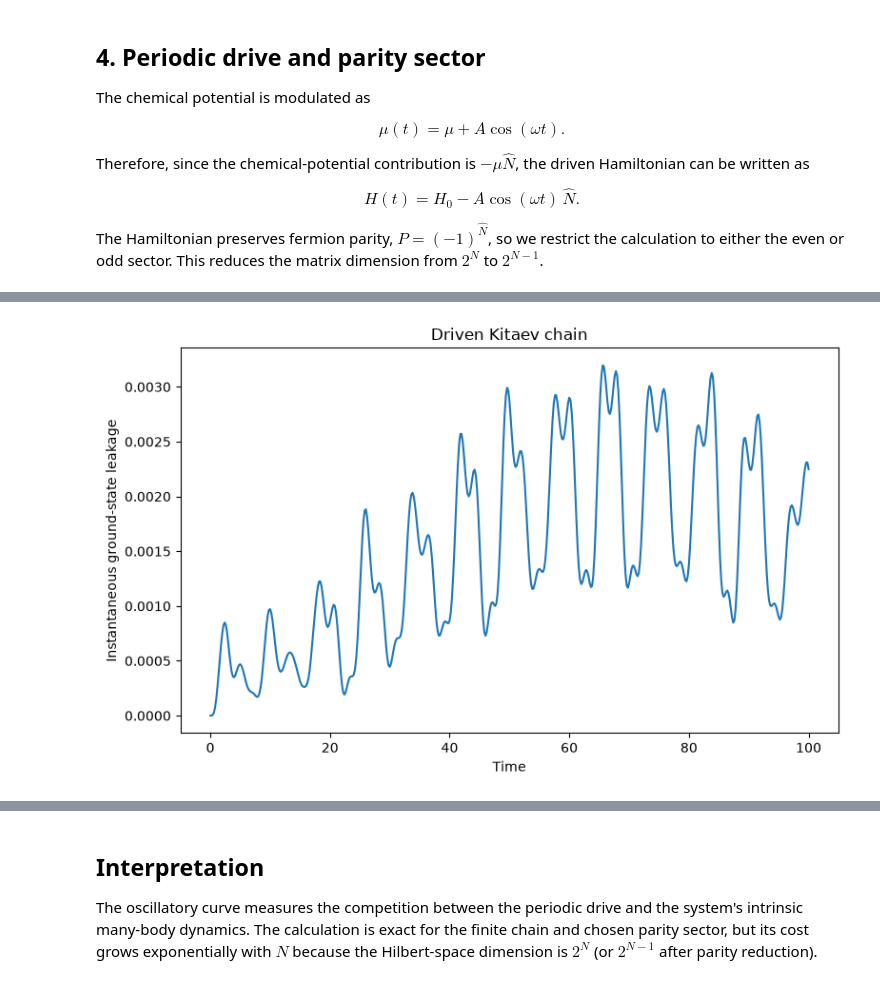
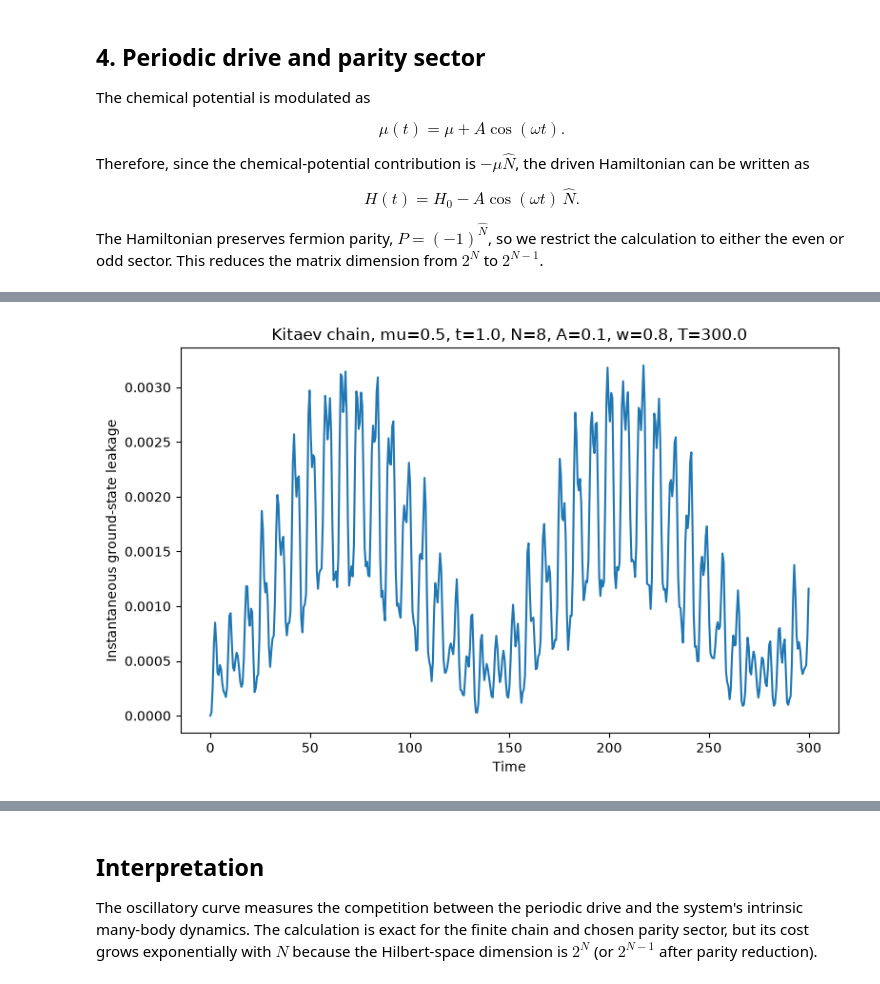
Before and after one commit to pingpingy1/kitaev_chain_time_dependence, a Jupyter notebook: kitaev_chain_simulation.ipynb, the cells around one changed output, grey strips where cells are left out. Saved outputs shown, nothing was run; the diff lists cells and outputs as text; code cells hidden in the pictures.

```diff
--- a/kitaev_chain_simulation.ipynb
+++ b/kitaev_chain_simulation.ipynb
@@ -196,18 +194,0 @@ The state is initialized as the lowest-energy state of $H(0)$ in the even-parity
-# %%
-mu = 0.5
-t_hop = 1.0
-N = 8
-A = 0.1
-omega = 0.8
-T = 100.0
-
-times, leakage = simulate_kitaev(
-    mu=mu,
-    t_hop=t_hop,
-    N=N,
-    A=A,
-    omega=omega,
-    T=T,
-    num_times=501,
-    parity="even",
-)
@@ -230,10 +194,0 @@ A value near zero means the state follows the instantaneous ground state closely
-# %%
-plt.figure(figsize=(8, 5))
-plt.plot(times, leakage)
-plt.xlabel("Time")
-plt.ylabel("Instantaneous ground-state leakage")
-plt.title("Driven Kitaev chain")
-plt.tight_layout()
-plt.show()
-# %% [output]
-[figure, removed]
@@ -239,0 +235,13 @@ plt.show()
+# %%
+times1, leakage1 = simulate_and_plot(
+    mu=0.5,
+    t_hop=1.0,
+    N=8,
+    A=0.1,
+    omega=0.8,
+    T=300.0,
+    num_times=501,
+    parity="even",
+)
+# %% [output]
+[figure, added]
```
Also changed, not shown: parts of 7 cells of this notebook.
